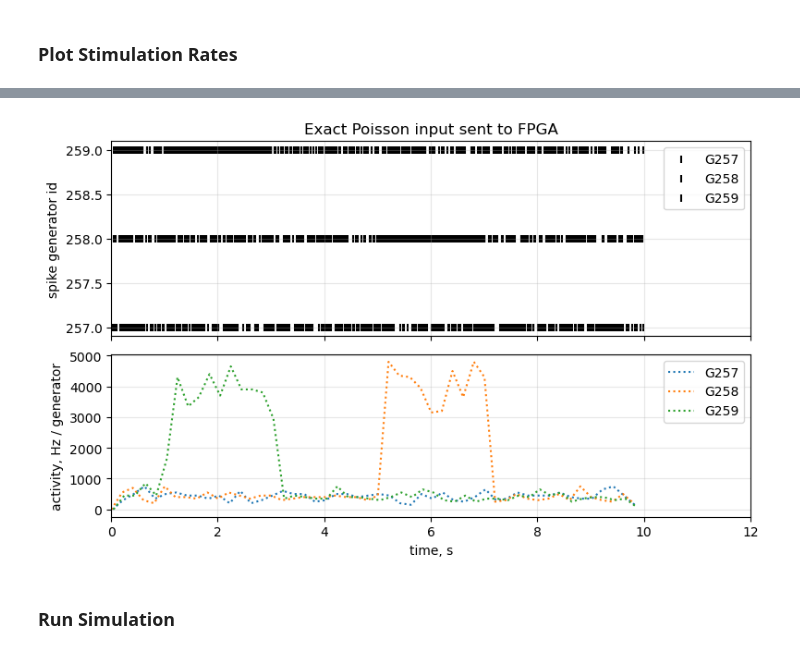
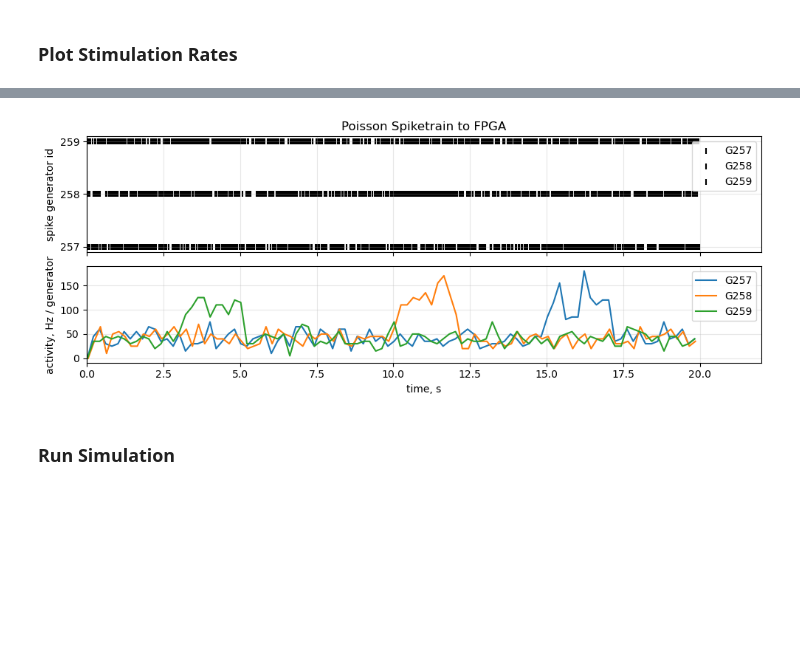
Before and after one commit to MySweetLord/Neuromorphic_Intelligence_2026, a Jupyter notebook: WTA_Network.ipynb, the cells around one changed output, grey strips where cells are left out. Drawn from its saved outputs; the diff is of its cells as text; code cells hidden in the pictures; blank space fills up the shorter version.

```diff
--- a/WTA_Network.ipynb
+++ b/WTA_Network.ipynb
@@ -188,0 +294,12 @@ print(t_tot)
+# %%
+s = 1
+
+p_S_S_AMPA[s]   = p_S_S_AMPA[s] - 0.05
+p_S_S_NMDA[s]   = p_S_S_NMDA[s] - 0.0
+p_S_S_self[s]   = p_S_S_self[s] - 0.05
+
+p_I_S_GABA_A[s] = p_I_S_GABA_A[s]
+# %%
+s = 2
+
+p_S_S_AMPA[s]   = p_S_S_AMPA[s] + 0.05
@@ -189,6 +334,6 @@ print(t_tot)
 # %%
 
-rng = np.random.default_rng(1)
+rng = np.random.default_rng(seed = 2)
 
 
 net_gen = NetworkGenerator()
@@ -278,8 +423,8 @@ for j in range(NS):
 for s in range(NS):
     for i in range(NE):
         for j in range(NE):
-            if i == j and rng.random() < p_S_S_self:
-                if rng.random() < p_S_S_NMDA:
+            if i == j and rng.random() < p_S_S_self[s]:
+                if rng.random() < p_S_S_NMDA[s]:
                     add_conn(
                     S_pops[s][i],
                     S_pops[s][j],
@@ -291,8 +436,8 @@ for s in range(NS):
                     dyn1.Dynapse1SynType.AMPA
                     )
 
-            if i != j and rng.random() < p_S_S_AMPA:
-                if rng.random() < p_S_S_NMDA:
+            if i != j and rng.random() < p_S_S_AMPA[s]:
+                if rng.random() < p_S_S_NMDA[s]:
                     add_conn(
                     S_pops[s][i],
                     S_pops[s][j],
@@ -310,7 +455,7 @@ for s in range(NS):
 for s in range(NS):
     for e_neuron in S_pops[s]:
         for i_neuron in I_pop:
-            if rng.random() < p_S_I:
+            if rng.random() < p_S_I[s]:
                 add_conn(
                     e_neuron,
                     i_neuron,
@@ -323,8 +468,8 @@ for s in range(NS):
 for i_neuron in I_pop:
     for s in range(NS):
         for e_neuron in S_pops[s]:
-            if rng.random() < p_I_S_GABA_A:
-                if rng.random() < p_I_S_GABA_B:
+            if rng.random() < p_I_S_GABA_A[s]:
+                if rng.random() < p_I_S_GABA_B[s]:
                     add_conn(
                         i_neuron,
                         e_neuron,
@@ -620,14 +765,14 @@ G_ids           = np.unique(input_spike_id)
 
 for gid in G_ids:
     mask = input_spike_id == gid
-    rate, x = population_activity(input_spike_t[mask], n_neurons=1)
+    rate, x = population_activity(input_spike_t[mask], n_neurons=10)
 
     G_activity_rate.append(rate)
     G_activity_x.append(x)
 
 fig, (ax1, ax2) = plt.subplots(
     2, 1,
-    figsize=(8, 5),
+    figsize=(10, 4),
     sharex=True,
     gridspec_kw={"height_ratios": [1.2, 1]}
 )
@@ -643,37 +788,40 @@ for gid in G_ids:
         input_spike_id[mask],
         marker='|',
         s=30,
         color=color_in,
         label=f'G{gid}'
     )
 
 ax1.set_ylabel('spike generator id')
-ax1.set_title('Exact Poisson input sent to FPGA')
+ax1.set_title('Poisson Spiketrain to FPGA')
+
+ax1.set_yticks(G_ids)
+ax1.set_yticklabels([str(int(gid)) for gid in G_ids])
+
 ax1.grid(True, alpha=0.3)
 ax1.legend()
-
 
 # ------------------------------------------------------------
 # INSTANTANEOUS ACTIVITY
 # ------------------------------------------------------------
 for k, gid in enumerate(G_ids):
     ax2.plot(
         G_activity_x[k],
         G_activity_rate[k],
-        linestyle=':',
+        linestyle='-',
         label=f'G{gid}'
     )
 
 ax2.set_xlabel('time, s')
 ax2.set_ylabel('activity, Hz / generator')
 ax2.set_xlim(0, t_tot)
 ax2.grid(True, alpha=0.3)
 ax2.legend()
 
 plt.tight_layout()
 plt.show()
 # %% [output]
-[figure, old version]
+[figure, new version]
 # %% [markdown]
 ### **Run Simulation**
 # %%
```
Also changed, not shown: parts of 36 cells of this notebook, 6 other files.
